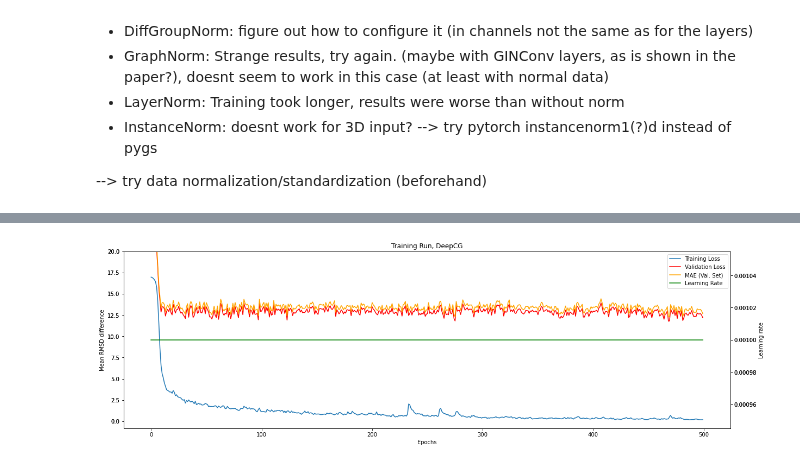
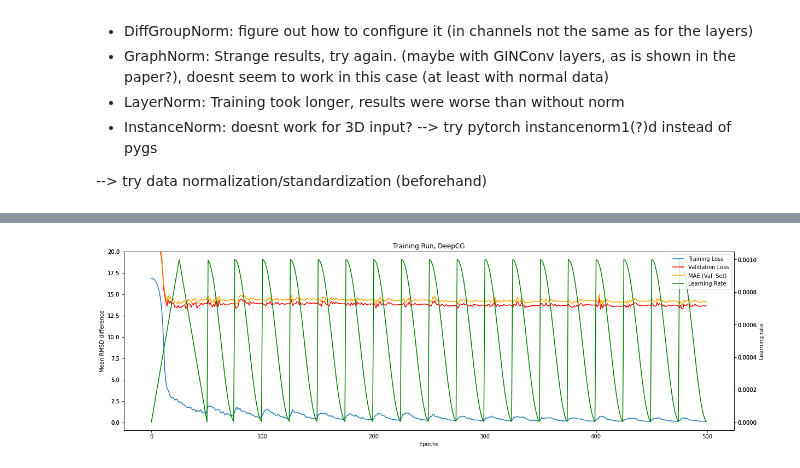
Before and after one commit to milang9/3d_classifier, a Jupyter notebook: notebooks/3d_classifier_PyG.ipynb, the cells around one changed output, grey strips where cells are left out. Drawn from its saved outputs; the diff is of its cells as text; code cells hidden in the pictures.

```diff
--- a/notebooks/3d_classifier_PyG.ipynb
+++ b/notebooks/3d_classifier_PyG.ipynb
@@ -19,7 +19,7 @@ from run.test import test
 print("Pytorch Version", th.__version__)
 print("Cuda is available:", th.cuda.is_available())
 
-device = th.device("cpu") #("cuda" if th.cuda.is_available() else "cpu")
+device = th.device("cuda" if th.cuda.is_available() else "cpu")
 print("Using device:", device)
 
 vectorize = True
@@ -100,10 +100,10 @@ training(
     b_size=64,
     lr=1e-3,
     epochs=500,
-    sched_T0=0,
+    sched_T0=25,
     vectorize=vectorize,
     k=k,
     #num_workers=0,
     #resume="../run_data/2022-07-04_10-2_MinCutCG/model_data/epoch_1999.pth",
-    burn_in=0)
+    burn_in=50)
 # %% [output]
@@ -135,4 +136,4 @@ Epoch 495: Training loss 0.1977; Validation loss 12.6307, MAE: 13.1249; lr: 0.00
-[figure, old version]
+[figure, new version]
 # %%
 #get training run data
 
```
Also changed, not shown: parts of 7 cells of this notebook, 1 other file.
